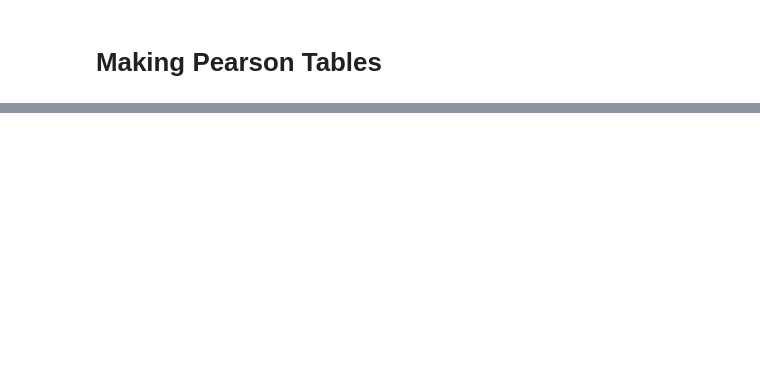
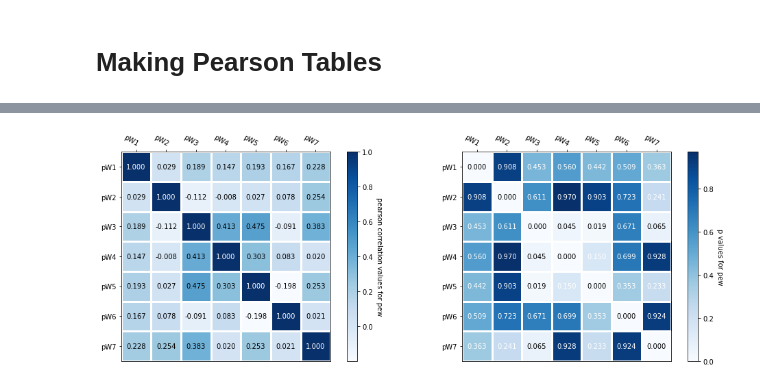
Before and after one commit to mwvgroup/SN-Spectral-Evolution, a Jupyter notebook: notebooks/pew_vel_heatmaps.ipynb, the cells around one changed output, grey strips where cells are left out. Saved outputs shown, nothing was run; the diff lists cells and outputs as text; code cells hidden in the pictures; blank space fills up the shorter version.

```diff
--- a/notebooks/pew_vel_heatmaps.ipynb
+++ b/notebooks/pew_vel_heatmaps.ipynb
@@ -169,0 +388,12 @@ vel_comparison_cn.to_csv(path + '/results/vel_pearson_comparison_cn.csv')
+# %%
+pew_pearson_cn = pd.read_csv(path + '/results/pew_pearson_comparison_cn.csv')
+vel_pearson_cn = pd.read_csv(path + '/results/vel_pearson_comparison_cn.csv')
+
+pew_pearson_ss = pd.read_csv(path + '/results/pew_pearson_comparison_ss.csv')
+vel_pearson_ss = pd.read_csv(path + '/results/vel_pearson_comparison_ss.csv')
+
+pew_pearson_cl = pd.read_csv(path + '/results/pew_pearson_comparison_cl.csv')
+vel_pearson_cl = pd.read_csv(path + '/results/vel_pearson_comparison_cl.csv')
+
+pew_pearson_bl = pd.read_csv(path + '/results/pew_pearson_comparison_bl.csv')
+vel_pearson_bl = pd.read_csv(path + '/results/vel_pearson_comparison_bl.csv')
@@ -169,0 +402,7 @@ vel_comparison_cn.to_csv(path + '/results/vel_pearson_comparison_cn.csv')
+# %%
+carray_pew_cn, parray_pew_cn = heat_map_entry(pew_pearson_cn)
+carray_vel_cn, parray_vel_cn = heat_map_entry(vel_pearson_cn)
+# %%
+plot_heat_map(carray_pew_cn, parray_pew_cn, 'pew')
+# %% [output]
+[figure, added]
```
Also changed, not shown: parts of 26 cells of this notebook.
